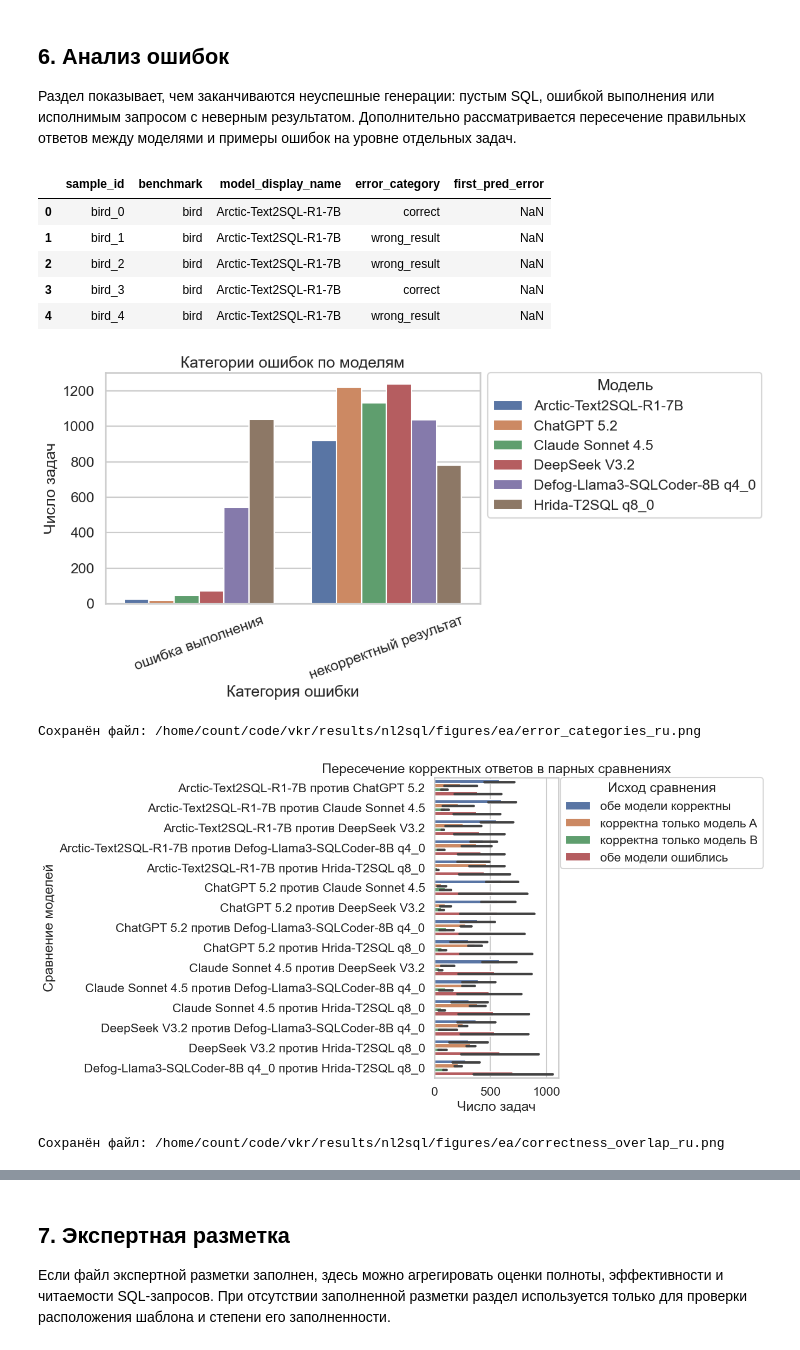
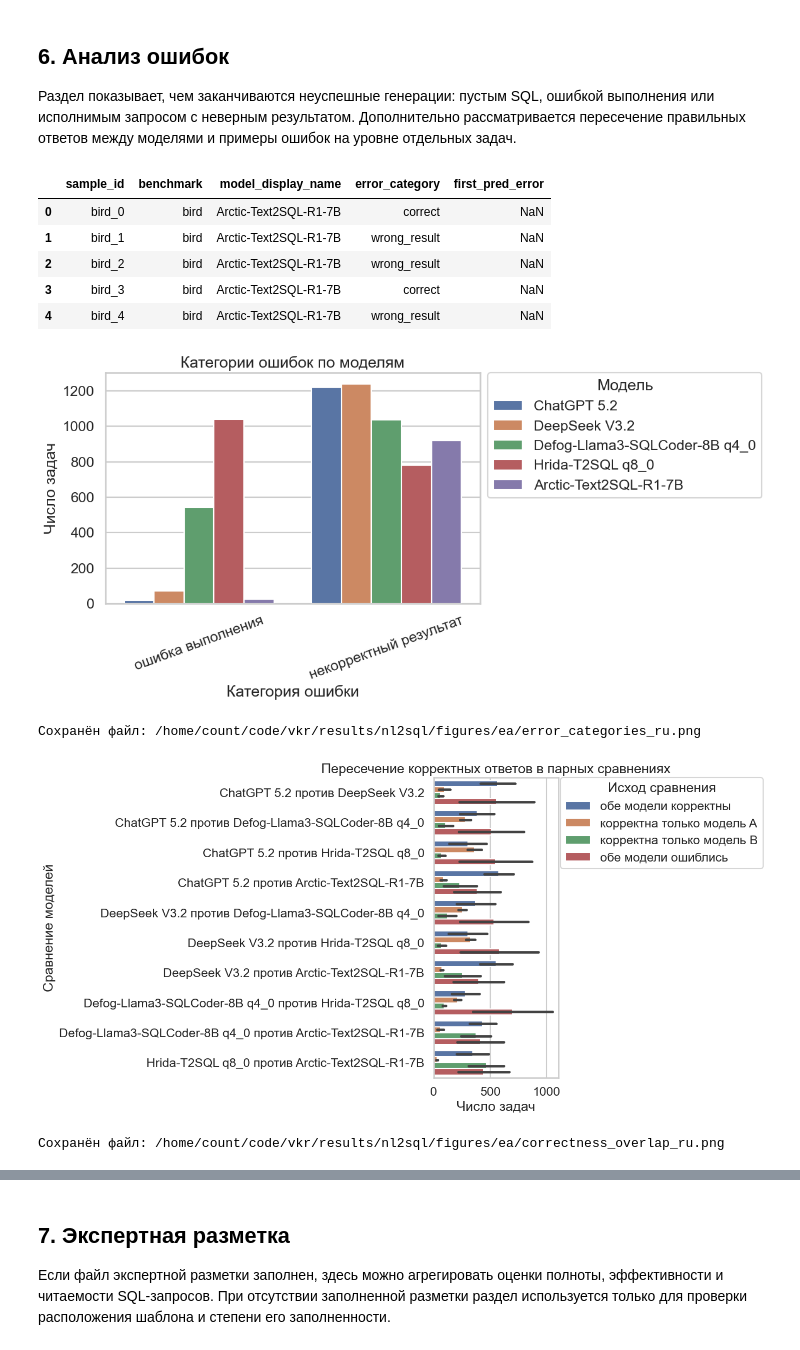
Before and after one commit to countrvl/vkr, a Jupyter notebook: nl2sql/notebooks/01_report_ea.ipynb, the cells around one changed output, grey strips where cells are left out. Saved outputs shown, nothing was run; the diff lists cells and outputs as text; code cells hidden in the pictures.

```diff
--- a/nl2sql/notebooks/01_report_ea.ipynb
+++ b/nl2sql/notebooks/01_report_ea.ipynb
@@ -352,6 +352,14 @@ MODEL_GROUP_LABELS = {
     'M2': 'M2',
 }
 
+MAIN_REPORT_MODELS = [
+    'ChatGPT 5.2',
+    'DeepSeek V3.2',
+    'Defog-Llama3-SQLCoder-8B q4_0',
+    'Hrida-T2SQL q8_0',
+    'Arctic-Text2SQL-R1-7B',
+]
+
 def _rotate_model_labels(ax, rotation=25):
     ax.tick_params(axis='x', rotation=rotation)
     for label in ax.get_xticklabels():
@@ -367,8 +375,12 @@ def _save_current(fig, path):
     plt.show()
     print(f'Сохранён файл: {path}')
 
-eff_df = summary_df[['model_display_name', 'benchmark', 'Tinf', 'Tok', 'Cost', 'Eff_normalized']].copy()
+eff_df = summary_df[summary_df['model_display_name'].isin(MAIN_REPORT_MODELS)][
+    ['model_display_name', 'benchmark', 'Tinf', 'Tok', 'Cost', 'Eff_normalized']
+].copy()
+eff_df['model_display_name'] = pd.Categorical(eff_df['model_display_name'], categories=MAIN_REPORT_MODELS, ordered=True)
 eff_df['benchmark_ru'] = eff_df['benchmark'].map(BENCHMARK_LABELS).fillna(eff_df['benchmark'])
+eff_df = eff_df.sort_values(['model_display_name', 'benchmark_ru'])
 display(eff_df.round(4))
 
 metric_specs = [
@@ -621,6 +631,14 @@ MODEL_GROUP_LABELS = {
     'M2': 'M2',
 }
 
+MAIN_REPORT_MODELS = [
+    'ChatGPT 5.2',
+    'DeepSeek V3.2',
+    'Defog-Llama3-SQLCoder-8B q4_0',
+    'Hrida-T2SQL q8_0',
+    'Arctic-Text2SQL-R1-7B',
+]
+
 def _rotate_model_labels(ax, rotation=25):
     ax.tick_params(axis='x', rotation=rotation)
     for label in ax.get_xticklabels():
@@ -647,7 +665,8 @@ def categorize(row):
         return 'execution_error'
     return 'wrong_result'
 
-error_df = outcomes_df.copy()
+error_df = outcomes_df[outcomes_df['model_display_name'].isin(MAIN_REPORT_MODELS)].copy()
+error_df['model_display_name'] = pd.Categorical(error_df['model_display_name'], categories=MAIN_REPORT_MODELS, ordered=True)
 error_df['error_category'] = error_df.apply(categorize, axis=1)
 error_df['error_category_ru'] = error_df['error_category'].map(ERROR_LABELS).fillna(error_df['error_category'])
 error_df['benchmark_ru'] = error_df['benchmark'].map(BENCHMARK_LABELS).fillna(error_df['benchmark'])
@@ -689,36 +708,36 @@ comparison_df = pd.DataFrame(comparison_rows)
 if comparison_df.empty:
     print('Недостаточно моделей для анализа пересечения корректных ответов.')
 else:
     comparison_df['bucket_ru'] = comparison_df['bucket'].map({
         'both_correct': 'обе модели корректны',
         'only_left': 'корректна только модель A',
         'only_right': 'корректна только модель B',
         'neither_correct': 'обе модели ошиблись',
     }).fillna(comparison_df['bucket'])
     comparison_df['comparison_ru'] = comparison_df['pair'].str.replace(' vs ', ' против ', regex=False)
     fig, ax = plt.subplots(figsize=(14, max(7, 0.35 * comparison_df['comparison_ru'].nunique())))
     sns.barplot(data=comparison_df, y='comparison_ru', x='count', hue='bucket_ru', ax=ax)
     ax.set_title('Пересечение корректных ответов в парных сравнениях')
     ax.set_xlabel('Число задач')
     ax.set_ylabel('Сравнение моделей')
     _legend_outside(ax, 'Исход сравнения')
     path = FIGURES_DIR / 'correctness_overlap_ru.png'
     _save_current(fig, path)
 
 error_examples = failures[[
     'benchmark', 'model_display_name', 'sample_id', 'question', 'gold_sql', 'first_pred_sql', 'error_category', 'first_pred_error'
 ]].head(20) if not failures.empty else pd.DataFrame()
 error_examples
 # %% [output]
 |  | sample_id | benchmark | model_display_name | error_category | first_pred_error |
 | 0 | bird_0 | bird | Arctic-Text2SQL-R1-7B | correct | NaN |
 | 1 | bird_1 | bird | Arctic-Text2SQL-R1-7B | wrong_result | NaN |
 | 2 | bird_2 | bird | Arctic-Text2SQL-R1-7B | wrong_result | NaN |
 | 3 | bird_3 | bird | Arctic-Text2SQL-R1-7B | correct | NaN |
 | 4 | bird_4 | bird | Arctic-Text2SQL-R1-7B | wrong_result | NaN |
-[figure, old version]
+[figure, new version]
 Сохранён файл: /home/count/code/vkr/results/nl2sql/figures/ea/error_categories_ru.png
-[figure, old version]
+[figure, new version]
 Сохранён файл: /home/count/code/vkr/results/nl2sql/figures/ea/correctness_overlap_ru.png
 |  | benchmark | model_display_name | sample_id | question | gold_sql | first_pred_sql | error_category | ... |
 | 1 | bird | Arctic-Text2SQL-R1-7B | bird_1 | Please list the lowest three elig... | SELECT `Free Meal Count (Ages 5-1... | SELECT \n `County Name`, \n `Dist... | wrong_result | ... |
```
Also changed, not shown: parts of 2 cells of this notebook, 17 other files.
